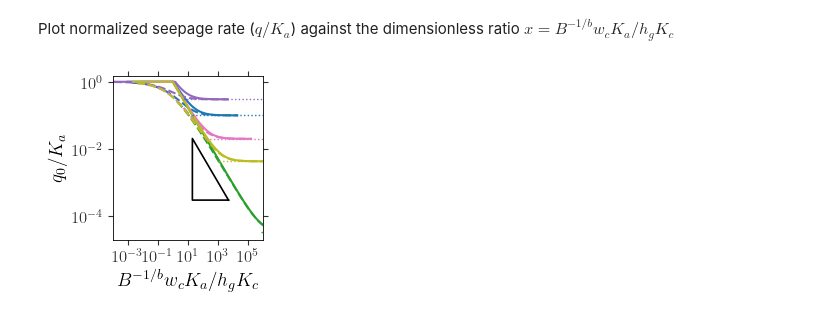
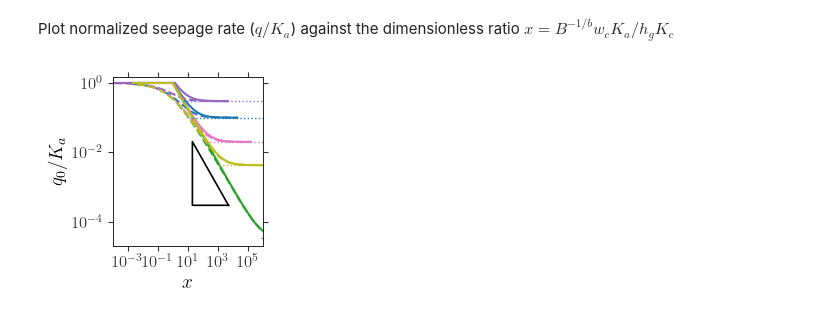
Before and after one commit to jpaccolat/seepage, a Jupyter notebook: collapse.ipynb, the cells around one changed output. Cells and saved outputs as stored; diff of their text form; code cells hidden in the pictures.

```diff
--- a/collapse.ipynb
+++ b/collapse.ipynb
@@ -36,11 +36,13 @@ aq_shape_BCB = (b - 2) / 3
 q_vGM = dict()
 q_BCB = dict()
 for i in range(5):
-    q_vGM[i] = np.array([q0_exact(cl_cond[i], x, aq_cond[i], aq_scale[i],
-                        aq_shape_vGM, aq_para='vGM') for x in cl_th])
+    q_vGM[i] = np.array([q_exact_full(0, cl_cond[i], x, aq_cond[i], aq_scale[i],
+                                      aq_shape_vGM, aq_para='vGM')
+                                      for x in cl_th])
 
-    q_BCB[i] = np.array([q0_exact(cl_cond[i], x, aq_cond[i], aq_scale[i],
-                        aq_shape_BCB, aq_para='BCB') for x in cl_th])
+    q_BCB[i] = np.array([q_exact_full(0, cl_cond[i], x, aq_cond[i], aq_scale[i],
+                                      aq_shape_BCB, aq_para='BCB')
+                                      for x in cl_th])
 # %% [markdown]
 Plot seepage rate against clogging thickness
 # %%
@@ -124,32 +126,33 @@ for i in range(5):
             c=c, ls='--', lw=1.5, zorder=0)
 
     x_BCB = B_BCB**(-1/b) * cl_th * aq_cond[i] / (aq_scale[i] * cl_cond[i])
     ax.plot(x_BCB[x_BCB<1e3*x_sh], q_BCB[i][x_BCB<1e3*x_sh] / aq_cond[i],
             c=c, ls='-', lw=1.5, zorder=0)
 
     ax.axhline(cl_cond[i] / aq_cond[i],
                xmin=np.log10(x_sh/xmin) / np.log10(xmax/xmin),
                color=c, lw=1, ls=':')
 
 # plot predicted slope
 log_log_triangle(5e3, 2e1, 3e-4, slope=-(b/(1+b)))
 
 # layout
 ax.spines["top"].set_visible(True)
 ax.spines["right"].set_visible(True)
 ax.tick_params(top=True, right=True)
 ax.set(xscale='log', yscale='log')
 
-ax.set_xlabel("$B^{-1/b} w_c K_a / h_g K_c$", fontsize=14)
+#ax.set_xlabel("$B^{-1/b} w_c K_a / h_g K_c$", fontsize=14)
+ax.set_xlabel("$x$", fontsize=14)
 ax.set_ylabel("$q_0 / K_a$", fontsize=14)
 ax.set_xlim(xmin, xmax)
 ax.set_xticks([1e-3, 1e-1, 1e1, 1e3, 1e5])
 ax.set_yticks([1e-4, 1e-2, 1e0])
 ax.set_ylim(ymin=2e-5, ymax=1.5e0)
 
 ax.minorticks_off()
 
 plt.tight_layout()
 plt.savefig(output_path / "curve-collapse-after.pdf")
 # %% [output]
-[figure, old version]
+[figure, new version]
```
Also changed, not shown: parts of 1 cell of this notebook, 4 other files.
